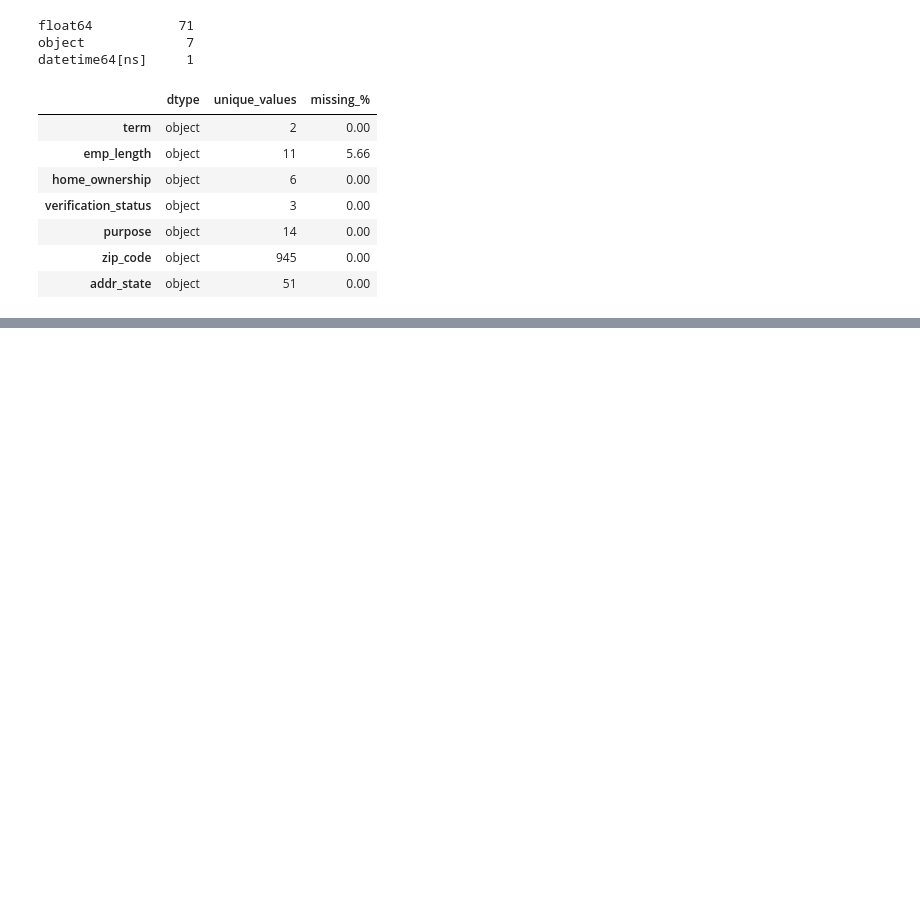
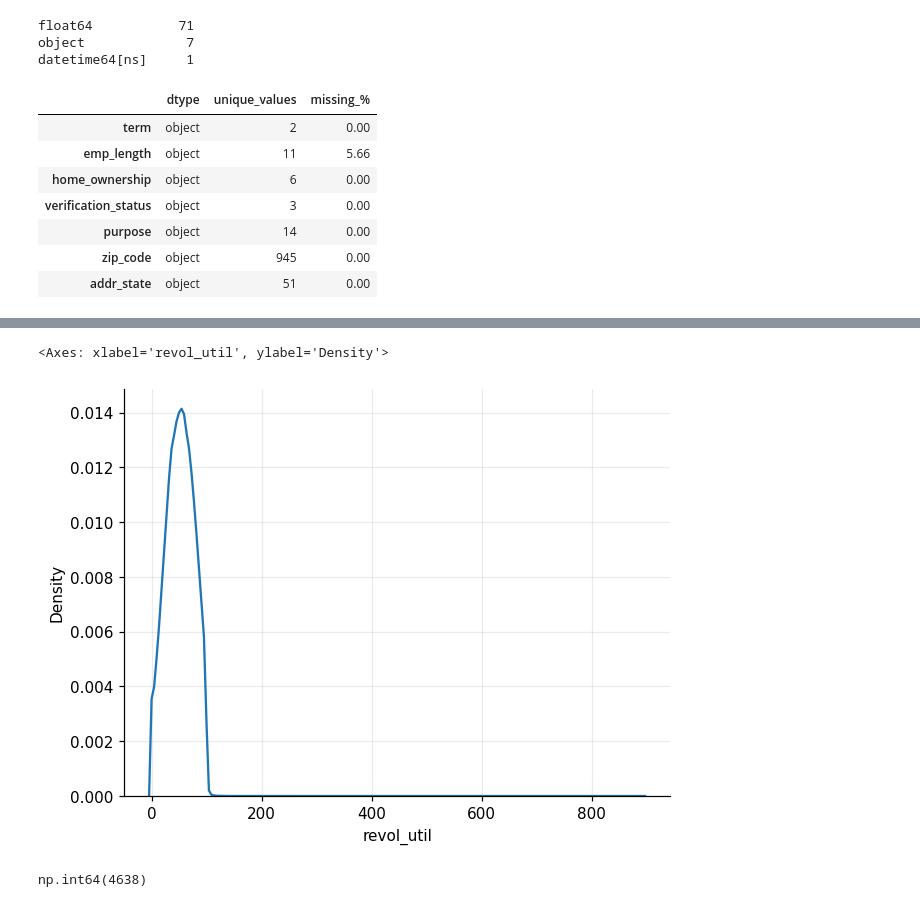
Before and after one commit to sohamkanse1718-dev/credit-risk-modeling, a Jupyter notebook: notebooks/03_data_cleaning.ipynb, the cells around one changed output, grey strips where cells are left out. Drawn from its saved outputs; the diff is of its cells as text; code cells hidden in the pictures; blank space fills up the shorter version.

```diff
--- a/notebooks/03_data_cleaning.ipynb
+++ b/notebooks/03_data_cleaning.ipynb
@@ -655,0 +988,11 @@ datetime64[ns]     1
+# %%
+import seaborn as sns
+
+sns.kdeplot(df_model['revol_util'])
+# %% [output]
+<Axes: xlabel='revol_util', ylabel='Density'>
+[figure, added]
+# %%
+(df_model["revol_util"] > 100).sum()
+# %% [output]
+np.int64(4638)
```
Also changed, not shown: parts of 70 cells of this notebook.
